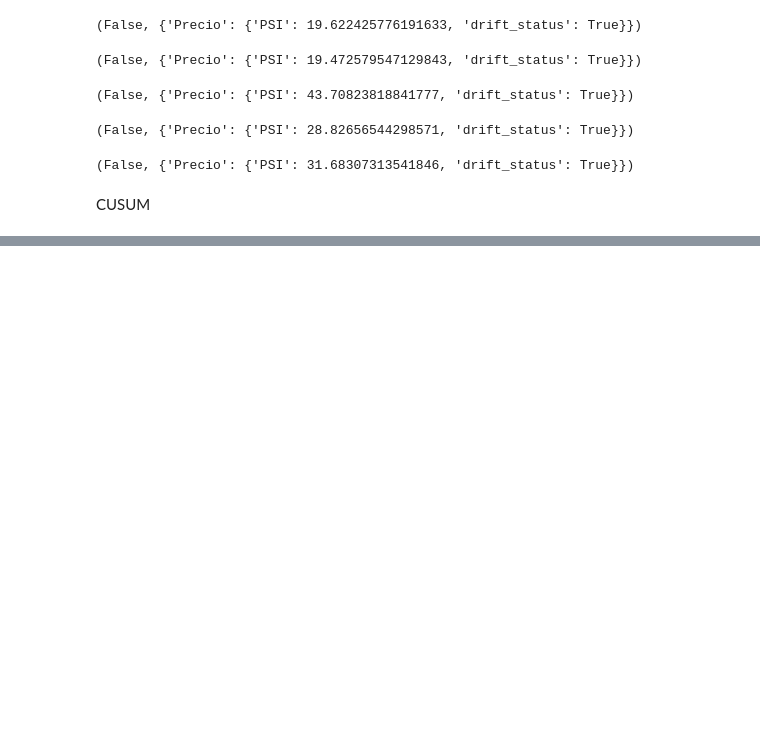
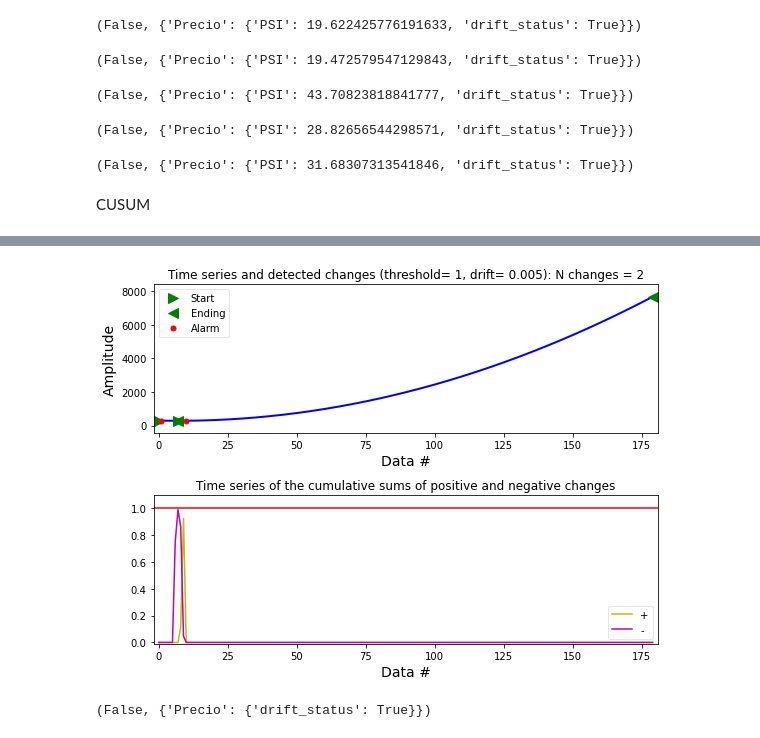
Before and after one commit to davidraamirez/drift-detection_data-augmentation, a Jupyter notebook: validacion/VAL_MODELOS.ipynb, the cells around one changed output, grey strips where cells are left out. Cells and saved outputs as stored; diff of their text form; code cells hidden in the pictures; blank space fills up the shorter version.

```diff
--- a/validacion/VAL_MODELOS.ipynb
+++ b/validacion/VAL_MODELOS.ipynb
@@ -1174,0 +1186,5 @@ CUSUM
+# %%
+detect_dataset_drift_cusum(df2,threshold_cusum,drift_cusum)
+# %% [output]
+[figure, added]
+(False, {'Precio': {'drift_status': True}})
```
Also changed, not shown: parts of 8 cells of this notebook.
